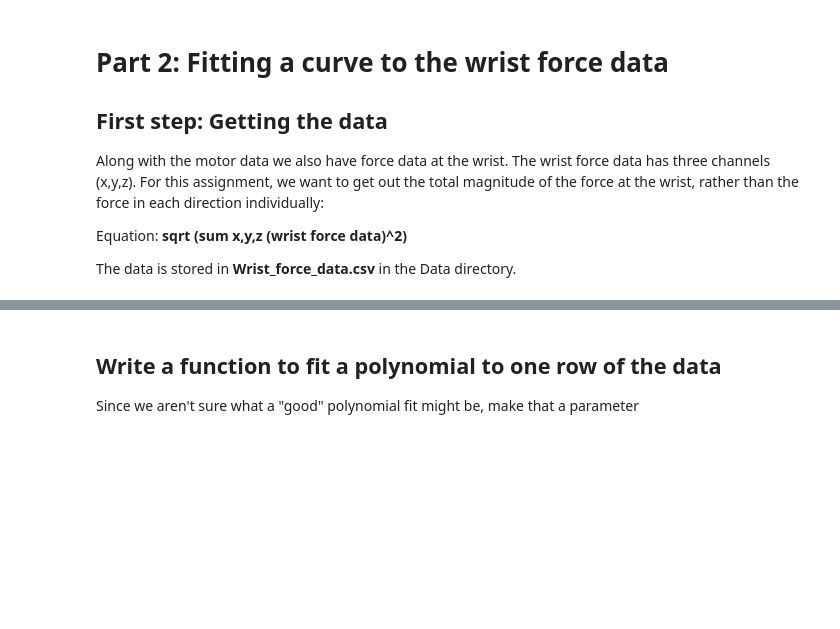
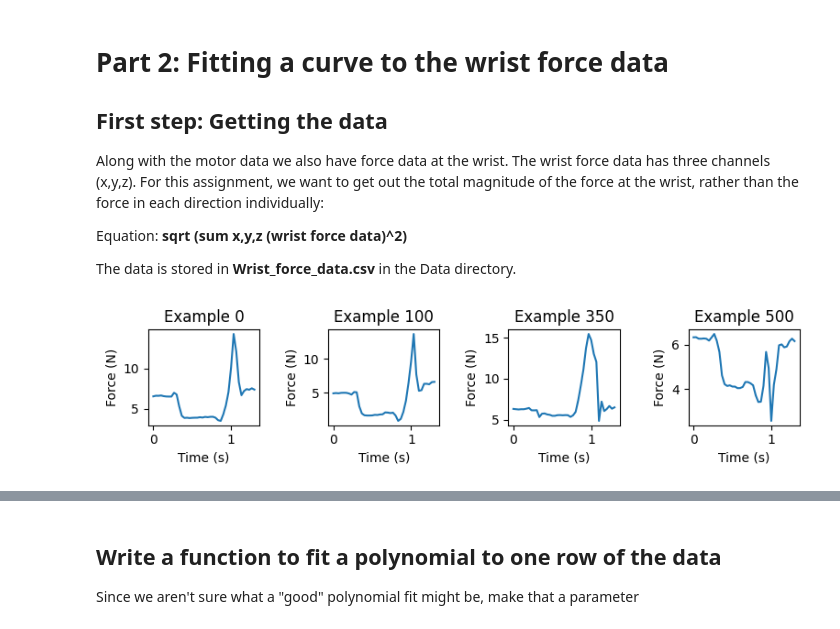
Before and after one commit to AndParker1/IntroPythonProgramming, a Jupyter notebook: Week_4_fitting/Lab_4_data_fitting.ipynb, the cells around one changed output, grey strips where cells are left out. Cells and saved outputs as stored; diff of their text form; code cells hidden in the pictures; blank space fills up the shorter version.

```diff
--- a/Week_4_fitting/Lab_4_data_fitting.ipynb
+++ b/Week_4_fitting/Lab_4_data_fitting.ipynb
@@ -236,12 +236,18 @@ The data is stored in **Wrist_force_data.csv** in the Data directory.
 # %%
 
 # GUIDES: Read in the data; should be 660 x 120 (x,y,z data for 40 time steps)
-data_wrist_force_xyz = ...
+data_wrist_force_xyz = np.loadtxt("Data/Wrist_force_data.csv", dtype="float", delimiter=",")
+
+# print(data_wrist_force_xyz.shape)
 # %%
 # GUIDES: Calculate the total force (see equation above)
 
 # GUIDES: Calculate the magnitude of the force
-data_wrist_force_magnitude = ...
+data_wrist_force_magnitude = data_wrist_force_magnitude = np.sqrt(
+    data_wrist_force_xyz[:, 0::3]**2 +
+    data_wrist_force_xyz[:, 1::3]**2 +
+    data_wrist_force_xyz[:, 2::3]**2
+)
 
 assert data_wrist_force_magnitude.shape == (660, 40)
 assert np.isclose(data_wrist_force_magnitude[0, 0], 6.5389367, atol=0.001)
@@ -249,13 +255,26 @@ assert np.isclose(np.max(data_wrist_force_magnitude), 20.46059305836466, atol=0.
 # %%
 # Plot a few of the rows to see what the data looks like
 n_rows = 1
 n_cols = 4
 fig, axs = plt.subplots(n_rows, n_cols, figsize=(8, 2))
 
 
 # GUIDES: Pick 4 examples to plot. Use your ts values from above. You do not need to
 #   use the ones from the slides, but you should but the example number in the title
 # Don't forget to label the x and y axes
+
+
+examples = [0, 100, 350, 500]
+
+for i, row in enumerate(examples):
+    axs[i].plot(ts, data_wrist_force_magnitude[row, :])
+    axs[i].set_title(f"Example {row}")
+    axs[i].set_xlabel("Time (s)")
+    axs[i].set_ylabel("Force (N)")
+
+
 plt.tight_layout()
+# %% [output]
+[figure, added]
 # %%
 grader.check("Fit_curve")
```
Also changed, not shown: parts of 9 cells of this notebook, 1 other file.
